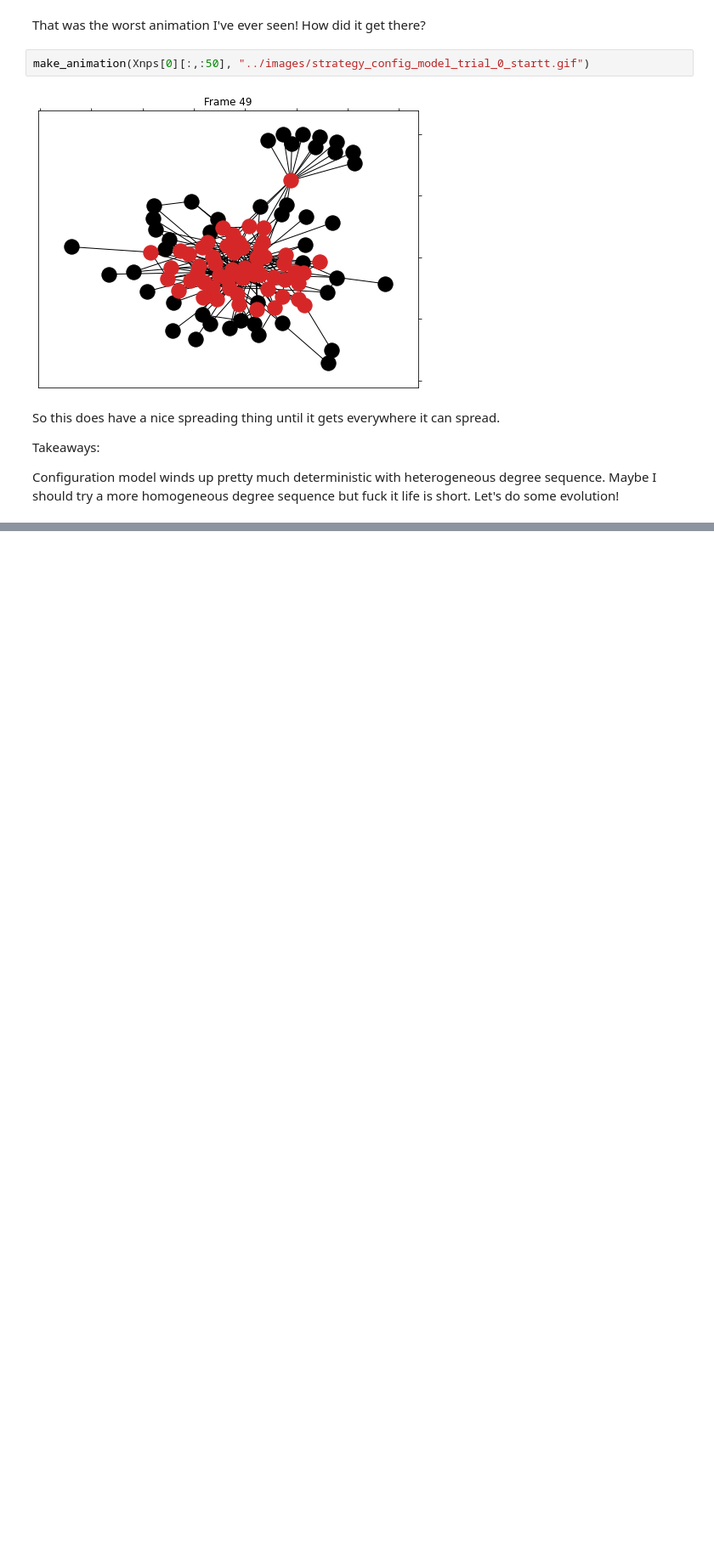
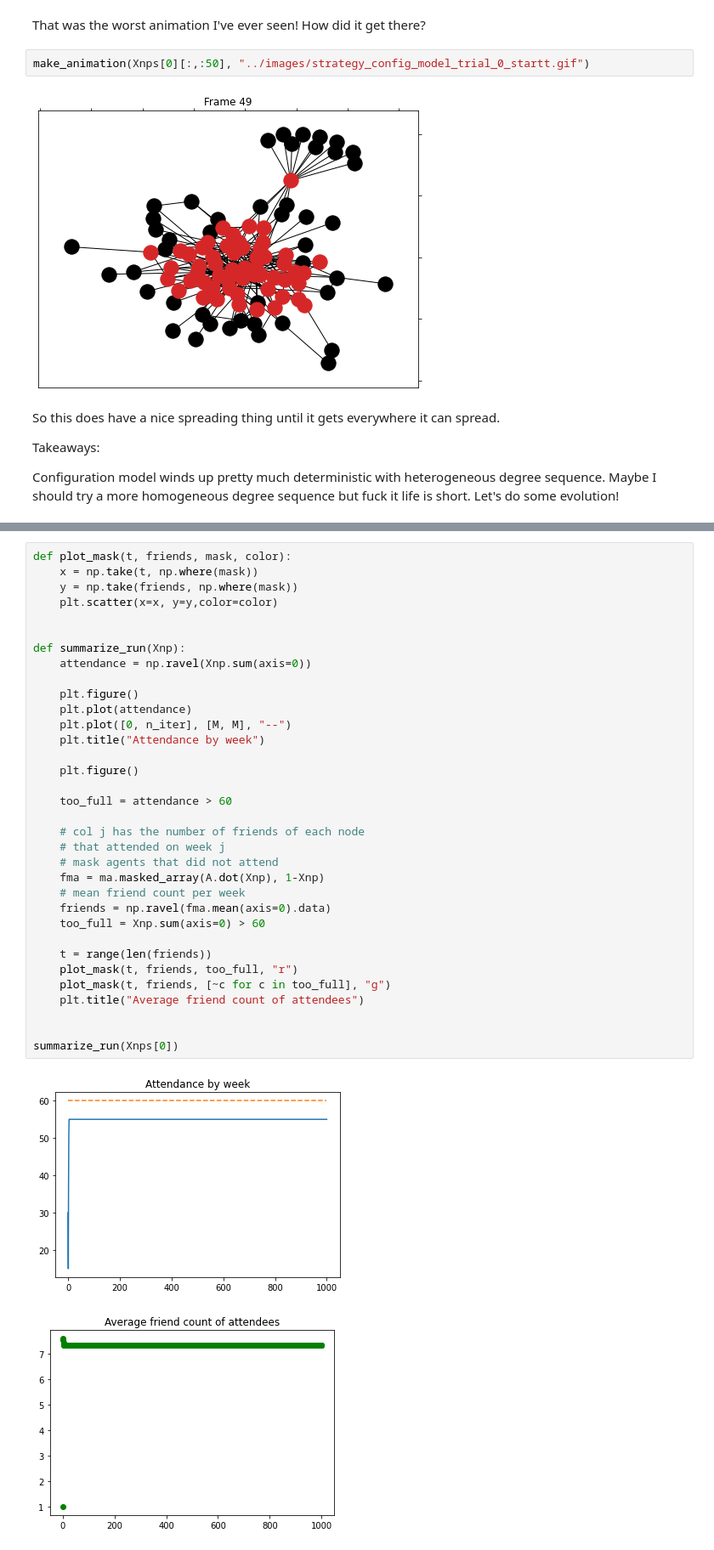
Before and after one commit to rebeku/el-farol, a Jupyter notebook: Notebooks/Configuration Model.ipynb, the cells around one changed output, grey strips where cells are left out. Shown: that part at 85% size. Cells and saved outputs as stored; diff of their text form; blank space fills up the shorter version.

```diff
--- a/Notebooks/Configuration Model.ipynb
+++ b/Notebooks/Configuration Model.ipynb
@@ -276,0 +379,37 @@ Configuration model winds up pretty much deterministic with heterogeneous degree
+# %%
+def plot_mask(t, friends, mask, color):
+    x = np.take(t, np.where(mask))
+    y = np.take(friends, np.where(mask))
+    plt.scatter(x=x, y=y,color=color)
+
+
+def summarize_run(Xnp):
+    attendance = np.ravel(Xnp.sum(axis=0))
+
+    plt.figure()
+    plt.plot(attendance)
+    plt.plot([0, n_iter], [M, M], "--")
+    plt.title("Attendance by week")
+
+    plt.figure()
+
+    too_full = attendance > 60
+
+    # col j has the number of friends of each node
+    # that attended on week j
+    # mask agents that did not attend
+    fma = ma.masked_array(A.dot(Xnp), 1-Xnp)
+    # mean friend count per week
+    friends = np.ravel(fma.mean(axis=0).data)
+    too_full = Xnp.sum(axis=0) > 60
+
+    t = range(len(friends))
+    plot_mask(t, friends, too_full, "r")
+    plot_mask(t, friends, [~c for c in too_full], "g")
+    plt.title("Average friend count of attendees")
+
+
+summarize_run(Xnps[0])
+# %% [output]
+[figure, added]
+[figure, added]
```
Also changed, not shown: parts of 27 cells of this notebook, 1 other file.
